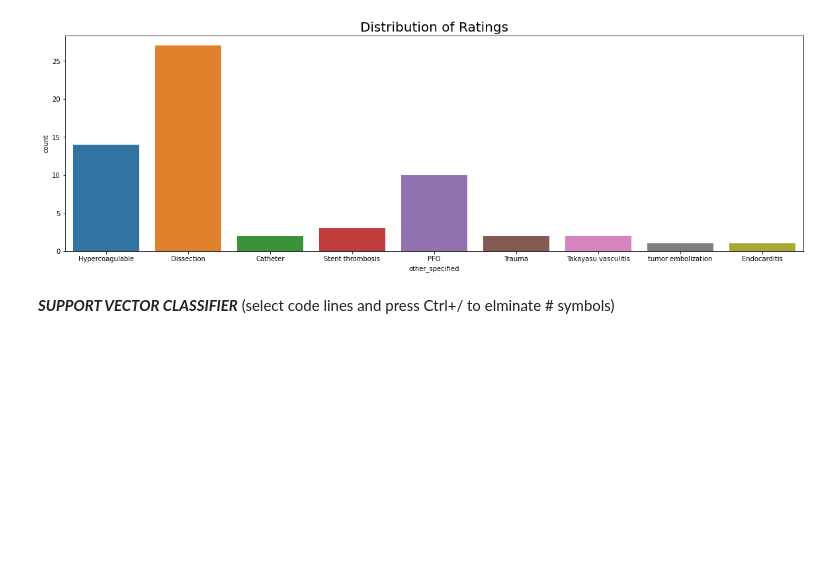
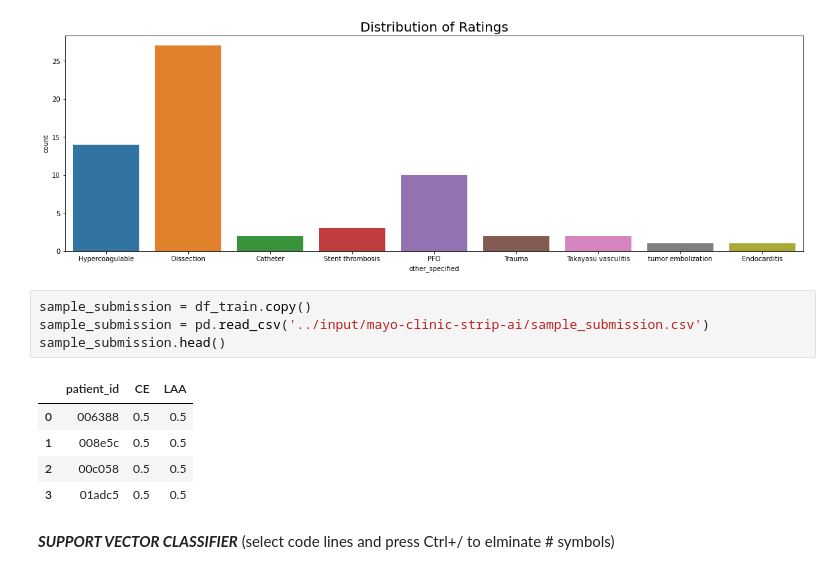
Before and after one commit to p3p31v/Mayo-Clinic, a Jupyter notebook: notebookd85fe10b94.ipynb, the cells around one changed output. Cells and saved outputs as stored; diff of their text form; blank space fills up the shorter version.

Commit message:
Kaggle Notebook | Mayo Clinic - STRIP AI: SVC | Version 44

```diff
--- a/notebookd85fe10b94.ipynb
+++ b/notebookd85fe10b94.ipynb
@@ -107,6 +107,16 @@ plt.title("Distribution of Ratings", fontsize=20)
 plt.show()
 # %% [output]
 [figure]
+# %%
+sample_submission = df_train.copy()
+sample_submission = pd.read_csv('../input/mayo-clinic-strip-ai/sample_submission.csv')
+sample_submission.head()
+# %% [output]
+|  | patient_id | CE | LAA |
+| 0 | 006388 | 0.5 | 0.5 |
+| 1 | 008e5c | 0.5 | 0.5 |
+| 2 | 00c058 | 0.5 | 0.5 |
+| 3 | 01adc5 | 0.5 | 0.5 |
 # %% [markdown]
 ***SUPPORT VECTOR CLASSIFIER*** (select code lines and press Ctrl+/ to elminate # symbols)
 # %%
```
Also changed, not shown: parts of 1 cell of this notebook.
